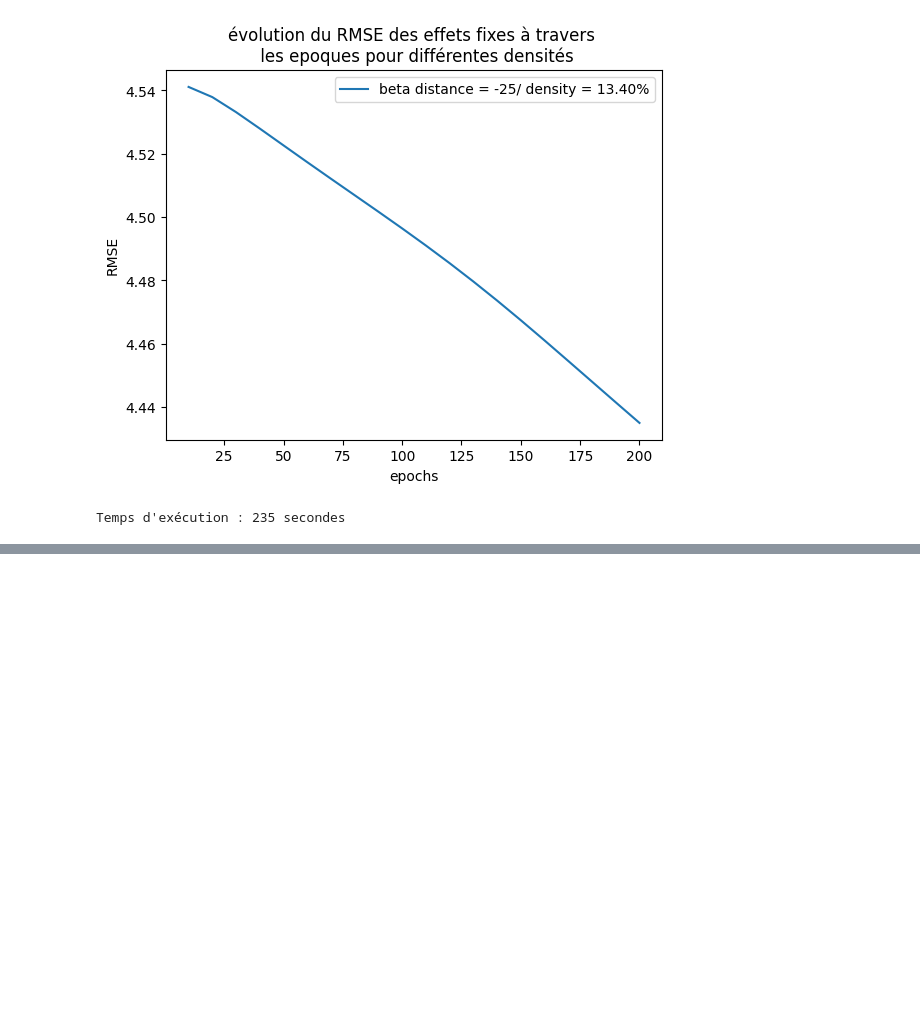
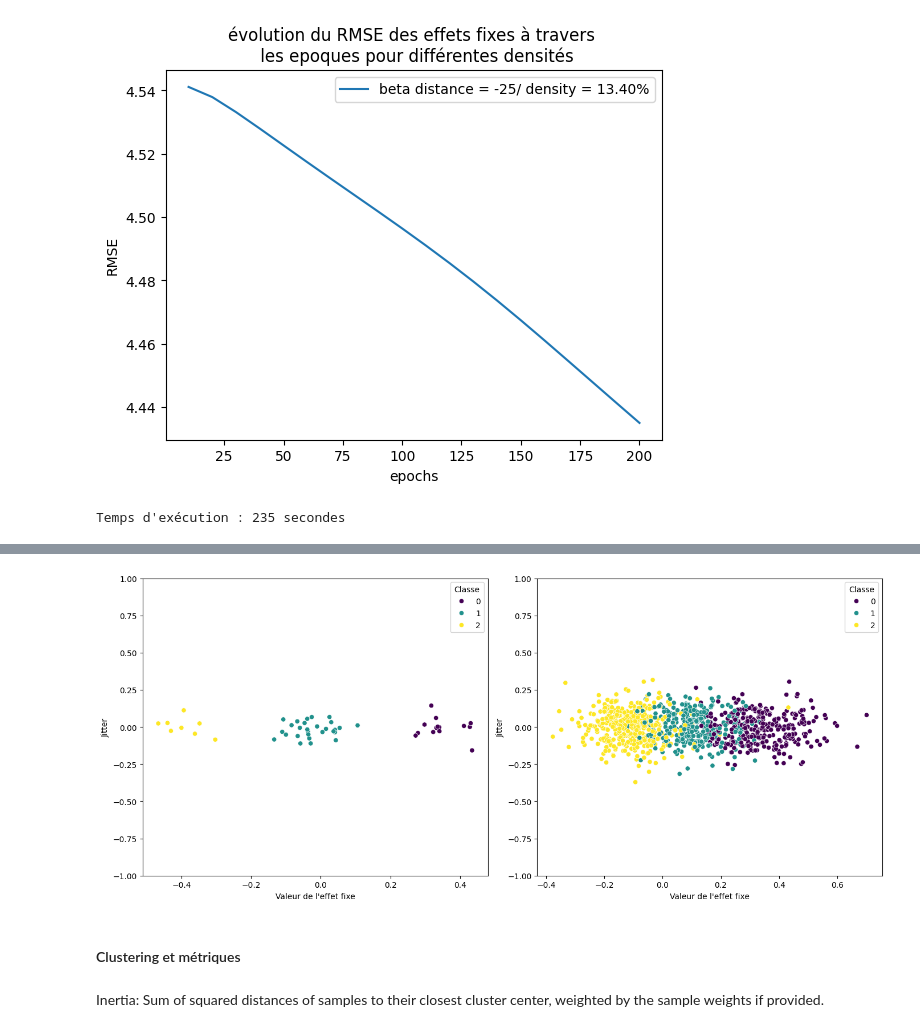
Before and after one commit to lecueguillaume/G4H_AKM_RS_NRS, a Jupyter notebook: Clustering_NRS.ipynb, the cells around one changed output, grey strips where cells are left out. Saved outputs shown, nothing was run; the diff lists cells and outputs as text; code cells hidden in the pictures; blank space fills up the shorter version.

```diff
--- a/Clustering_NRS.ipynb
+++ b/Clustering_NRS.ipynb
@@ -109,17 +125,10 @@ density of the graph: 13.39%
 # %%
 # Training
-estimates = get_estimations(graph_object.df, nb_epochs=30, show_print=0, algorithm = "NRS")
+estimates = get_estimations(graph_object.df, nb_epochs=20, show_print=0, algorithm = "NRS", dim_embedding = 1)
 
 # Recuperation des poids au niveau des embeddings
 ef_patient_hat = estimates[1][0]
 ef_doctor_hat = estimates[1][1]
 
-# Recuperation des poids pour les beta
-beta_X_p_hat = estimates[1][2]
-beta_X_d_hat = estimates[1][3]
-beta_D_p_hat = estimates[1][4]
-beta_D_d_hat = estimates[1][5]
-beta_distance_hat = estimates[1][6]
-
 # Recuperation de l'objet "model"
 model = estimates[4]
@@ -171,0 +170,8 @@ Temps d'exécution : 578 secondes
+# %%
+plot_functions.plot_ef_1D(graph_object, ef_patient = ef_patient_hat, ef_doctor = ef_doctor_hat)
+# %% [output]
+[figure, added]
+# %% [markdown]
+#### Clustering et métriques
+# %% [markdown]
+Inertia: Sum of squared distances of samples to their closest cluster center, weighted by the sample weights if provided.
```
Also changed, not shown: parts of 52 cells of this notebook, 3 other files.
